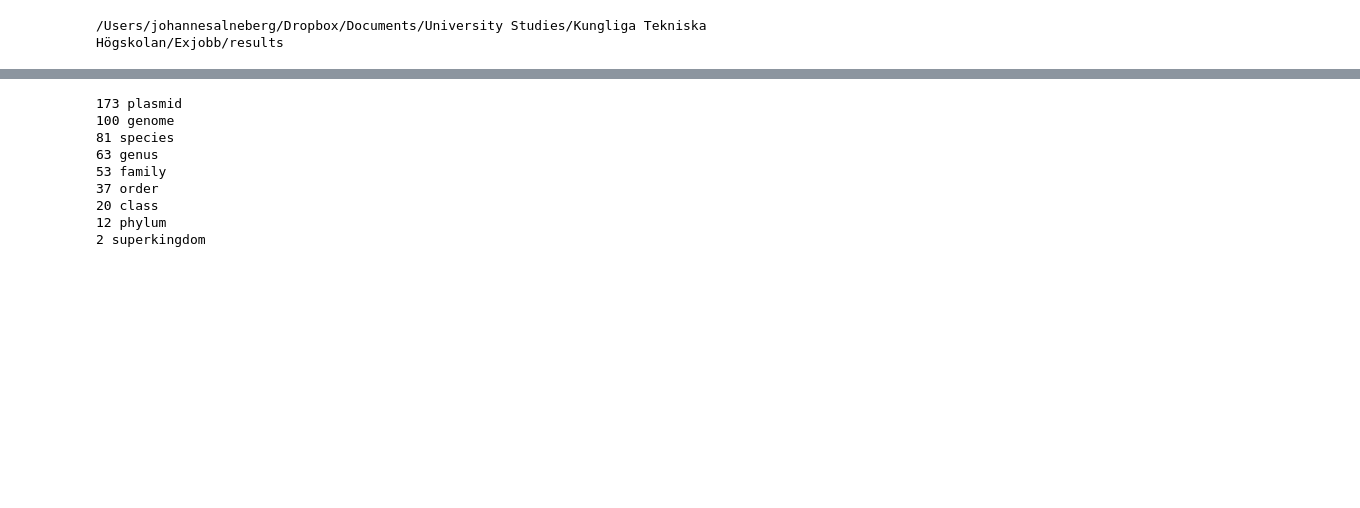
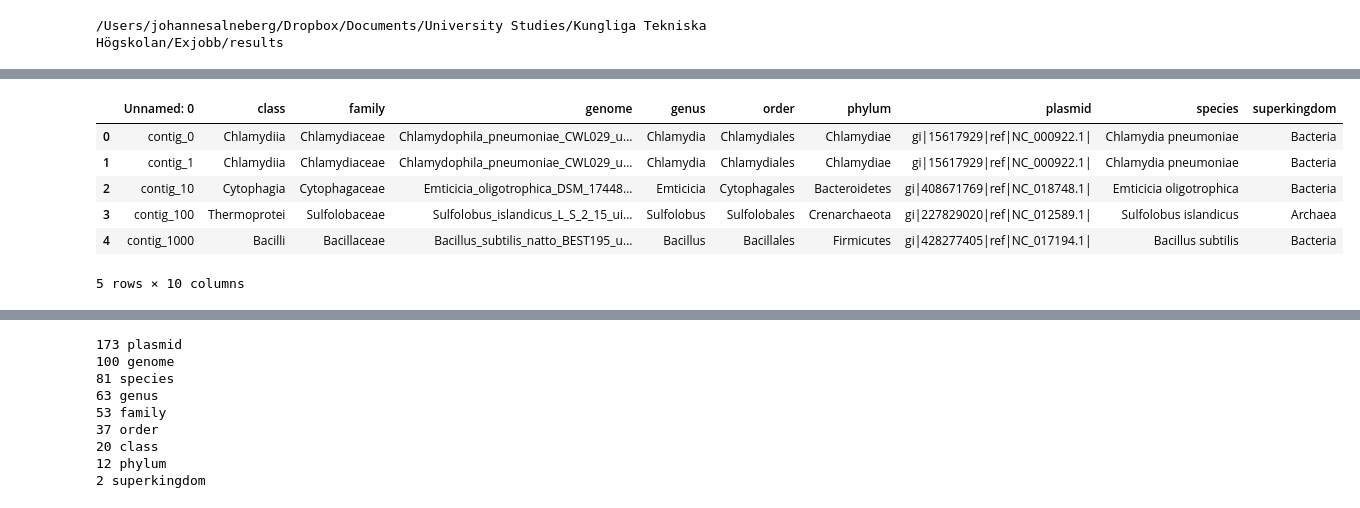
Before and after one commit to alneberg/public_notebooks, a Jupyter notebook: Exjobb-phylogenetic-dataframe.ipynb, the cells around one changed output, grey strips where cells are left out. Saved outputs shown, nothing was run; the diff lists cells and outputs as text; code cells hidden in the pictures; blank space fills up the shorter version.

```diff
--- a/Exjobb-phylogenetic-dataframe.ipynb
+++ b/Exjobb-phylogenetic-dataframe.ipynb
@@ -43,0 +83,12 @@ dtypes: object(10)
+# %%
+taxonomies = ['plasmid', 'genome', 'species', 'genus', 'family',
+              'order', 'class', 'phylum', 'superkingdom']
+df.head()
+# %% [output]
+|  | Unnamed: 0 | class | family | genome | genus | order | phylum | plasmid | species | superkingdom |
+| 0 | contig_0 | Chlamydiia | Chlamydiaceae | Chlamydophila_pneumoniae_CWL029_u... | Chlamydia | Chlamydiales | Chlamydiae | gi|15617929|ref|NC_000922.1| | Chlamydia pneumoniae | Bacteria |
+| 1 | contig_1 | Chlamydiia | Chlamydiaceae | Chlamydophila_pneumoniae_CWL029_u... | Chlamydia | Chlamydiales | Chlamydiae | gi|15617929|ref|NC_000922.1| | Chlamydia pneumoniae | Bacteria |
+| 2 | contig_10 | Cytophagia | Cytophagaceae | Emticicia_oligotrophica_DSM_17448... | Emticicia | Cytophagales | Bacteroidetes | gi|408671769|ref|NC_018748.1| | Emticicia oligotrophica | Bacteria |
+| 3 | contig_100 | Thermoprotei | Sulfolobaceae | Sulfolobus_islandicus_L_S_2_15_ui... | Sulfolobus | Sulfolobales | Crenarchaeota | gi|227829020|ref|NC_012589.1| | Sulfolobus islandicus | Archaea |
+| 4 | contig_1000 | Bacilli | Bacillaceae | Bacillus_subtilis_natto_BEST195_u... | Bacillus | Bacillales | Firmicutes | gi|428277405|ref|NC_017194.1| | Bacillus subtilis | Bacteria |
+5 rows × 10 columns
```
Also changed, not shown: parts of 10 cells of this notebook.
